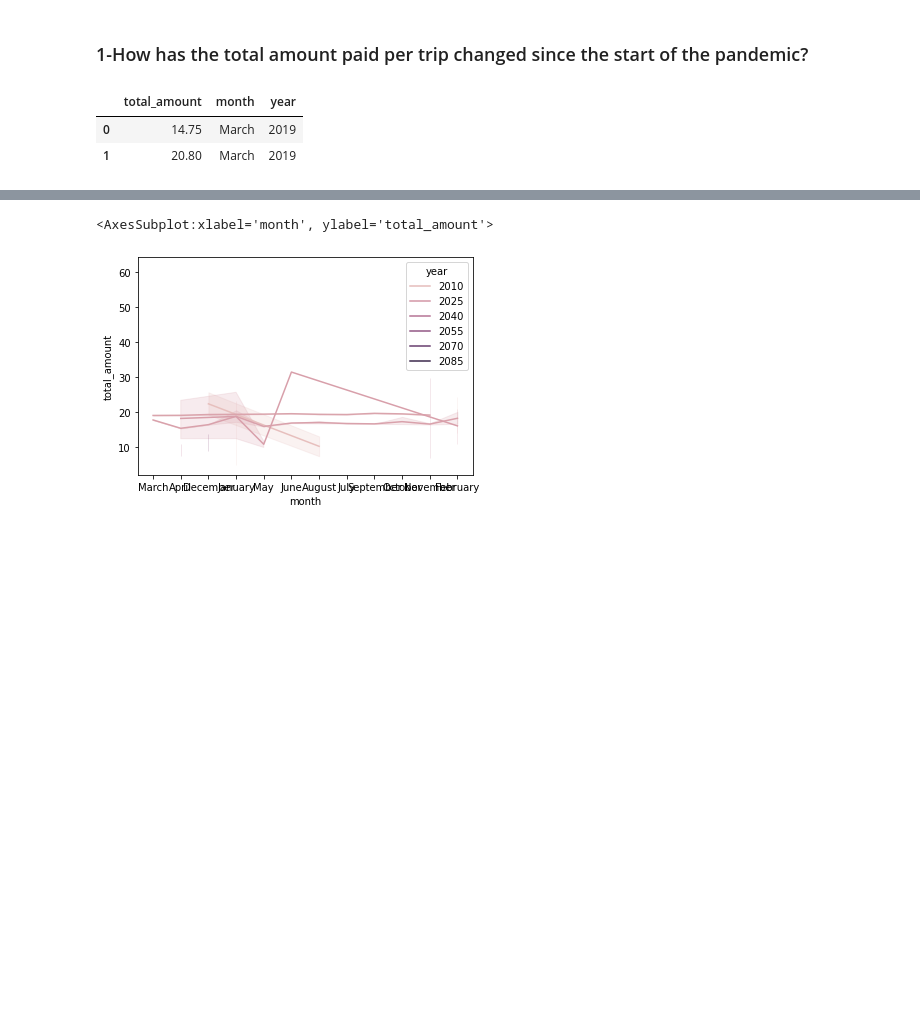
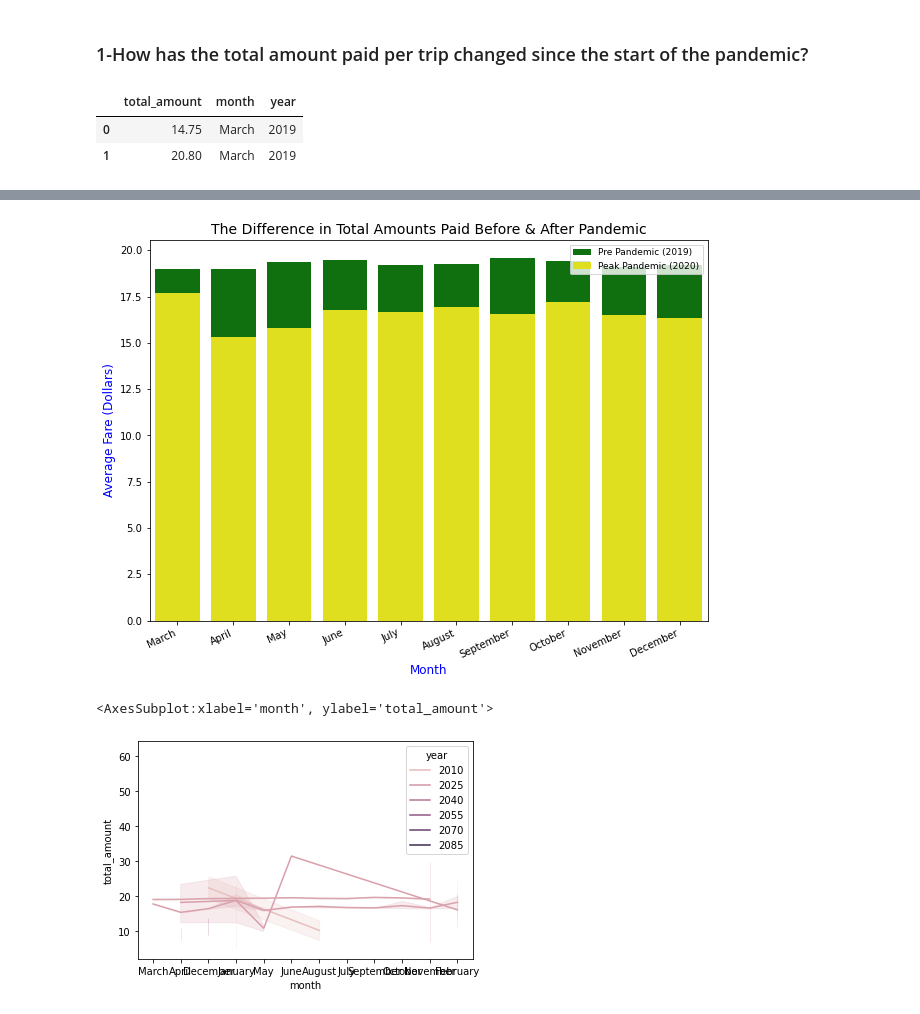
Before and after one commit to samtuleen/nyc-taxis-vs-covid, a Jupyter notebook: notebook1.ipynb, the cells around one changed output, grey strips where cells are left out. Saved outputs shown, nothing was run; the diff lists cells and outputs as text; code cells hidden in the pictures; blank space fills up the shorter version.

```diff
--- a/notebook1.ipynb
+++ b/notebook1.ipynb
@@ -53,3 +53,6 @@ amounts_months.head(2)
 |  | total_amount | month | year |
 | 0 | 14.75 | March | 2019 |
 | 1 | 20.80 | March | 2019 |
+# %%
+amounts_19 = amounts_19.drop(amounts_19[(amounts_19['month'] == 'January') | (amounts_19['month'] == 'February')].index)
+amounts_20 = amounts_20.drop(amounts_20[(amounts_20['month'] == 'January') | (amounts_20['month'] == 'February')].index)
@@ -55,0 +73,7 @@ amounts_months.head(2)
+# %%
+avg_monthly19 = amounts_19.groupby('month')['total_amount'].mean()
+avg_monthly19 = pd.DataFrame(avg_monthly19)
+#Sorting from highest to lowest
+avg_monthly19 = avg_monthly19.sort_values('total_amount', ascending=False)
+avg_monthly19.reset_index(inplace=True)
+avg_monthly19.head(10)
@@ -55,0 +92,7 @@ amounts_months.head(2)
+# %%
+avg_monthly20 = amounts_20.groupby('month')['total_amount'].mean()
+avg_monthly20 = pd.DataFrame(avg_monthly20)
+#Sorting from highest to lowest
+avg_monthly20 = avg_monthly20.sort_values('total_amount', ascending=False)
+avg_monthly20.reset_index(inplace=True)
+avg_monthly20.head(10)
@@ -56,13 +111,16 @@ amounts_months.head(2)
 # %%
 plt.figure(figsize=(10,7))
-sns.barplot(x=amounts_19['month'], y=amounts_19['total_amount'],
+sns.barplot(x=avg_monthly19['month'], y=avg_monthly19['total_amount'],
             color='green', label='Pre Pandemic (2019)',
-           order = [ "Mar", "Apr", "May", "Jun", "Jul", "Aug", "Sep", "Oct", "Nov", "Dec"])
-sns.barplot(x=amounts_20['month'], y=amounts_20['total_amount'],
+           order = ["March", "April", "May", "June", "July", "August", "September", "October", "November", "December"])
+sns.barplot(x=avg_monthly20['month'], y=avg_monthly20['total_amount'],
             color='yellow', label='Peak Pandemic (2020)',
-           order = [ "Mar", "Apr", "May", "Jun", "Jul", "Aug", "Sep", "Oct", "Nov", "Dec"])
-plt.xlabel('Year', fontsize=12, color='blue')
+           order = ["March", "April", "May", "June", "July", "August", "September", "October", "November", "December"])
+
+plt.xlabel('Month', fontsize=12, color='blue')
 plt.title("The Difference in Total Amounts Paid Before & After Pandemic", fontsize=14)
 plt.ylabel('Average Fare (Dollars)', fontsize=12, color='blue')
 plt.xticks(rotation=25, horizontalalignment='right', fontsize=10)
 plt.legend(fontsize=9);
+# %% [output]
+[figure, added]
```
Also changed, not shown: parts of 5 cells of this notebook.
